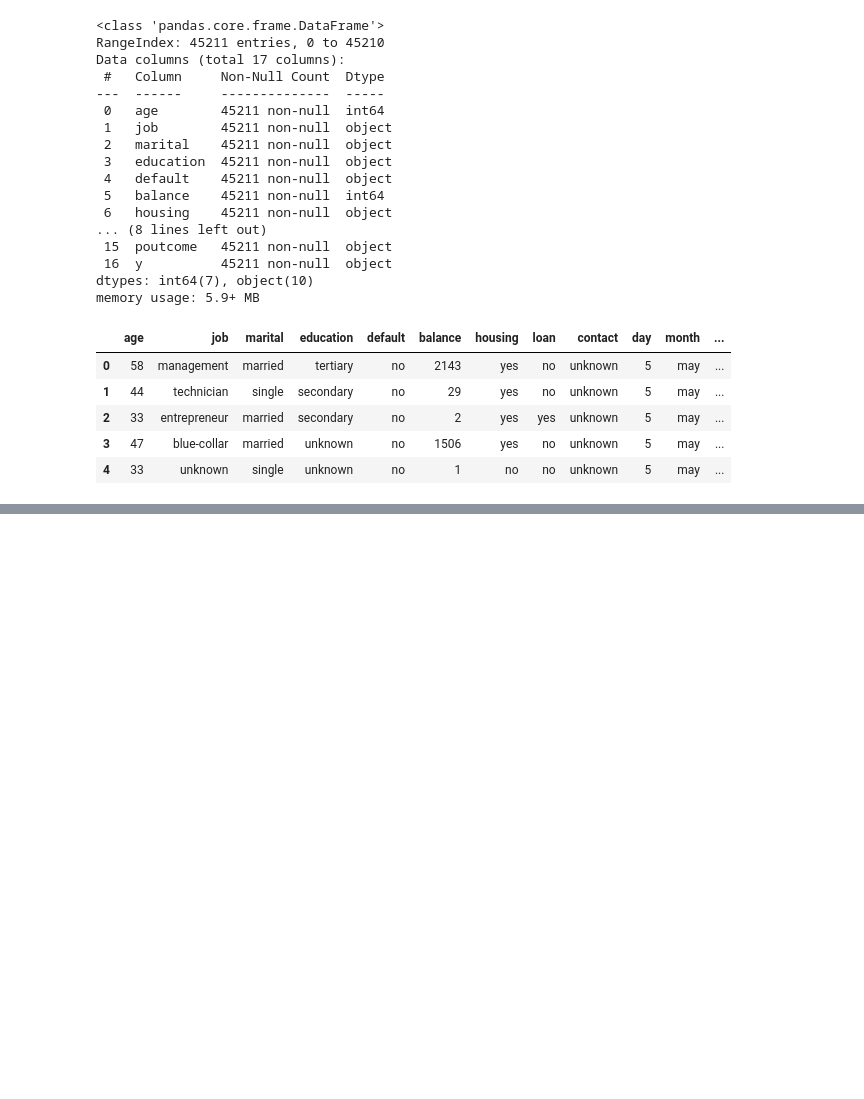
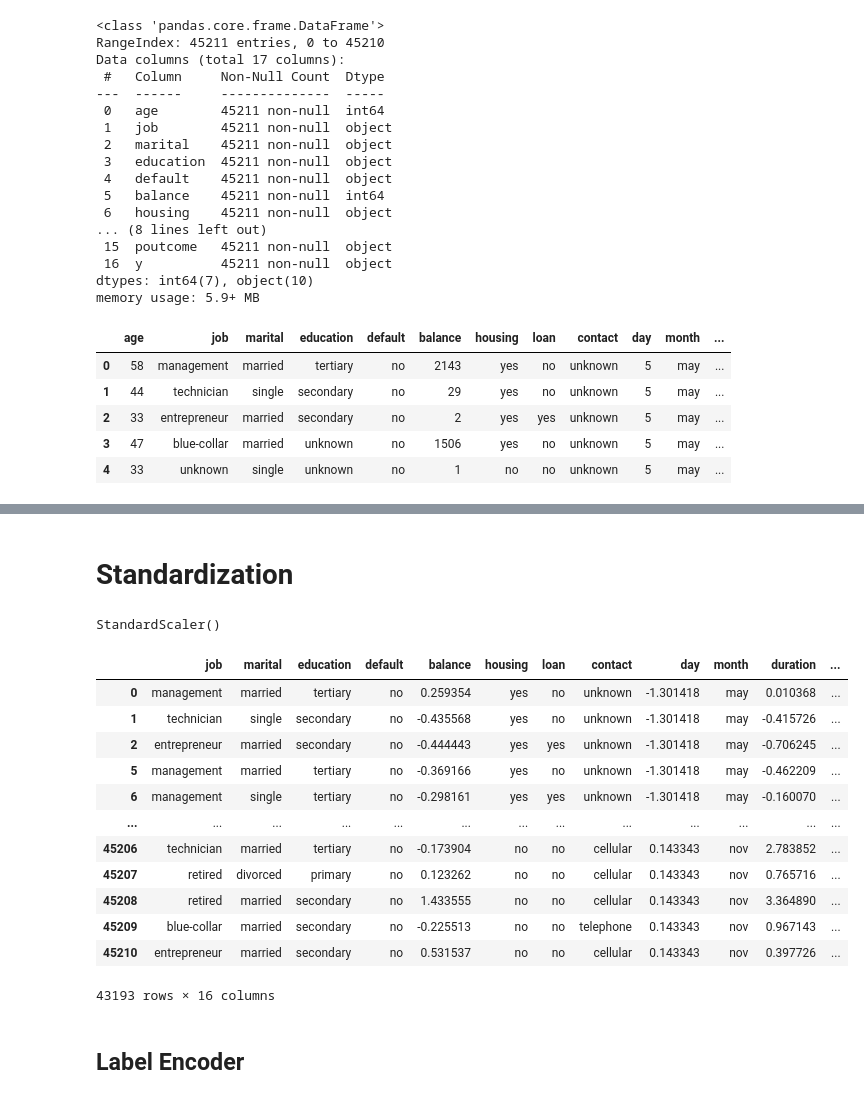
Before and after one commit to rbroyles1/Capstone-2-Bank-Marketing, a Jupyter notebook: Capstone 2 - Data cleaning.ipynb, the cells around one changed output, grey strips where cells are left out. Drawn from its saved outputs; the diff is of its cells as text; code cells hidden in the pictures; blank space fills up the shorter version.

```diff
--- a/Capstone 2 - Data cleaning.ipynb
+++ b/Capstone 2 - Data cleaning.ipynb
@@ -63,0 +285,32 @@ bank.head()
+# %%
+# Drop poutcome features
+bank = bank.drop(columns=['poutcome', 'age', 'pdays'])
+# %% [markdown]
+# Standardization
+# %%
+bank_std_mv = bank.copy()
+# %%
+scaler_mv = StandardScaler()
+# %%
+scaler_mv.fit(bank_std_mv[['balance', 'day', 'duration', 'campaign', 'previous']])
+# %% [output]
+StandardScaler()
+# %%
+bank_std_mv[['balance', 'day', 'duration', 'campaign', 'previous']] = scaler_mv.transform(bank_std_mv[['balance', 'day', 'duration', 'campaign', 'previous']])
+bank_std_mv
+# %% [output]
+|  | job | marital | education | default | balance | housing | loan | contact | day | month | duration | ... |
+| 0 | management | married | tertiary | no | 0.259354 | yes | no | unknown | -1.301418 | may | 0.010368 | ... |
+| 1 | technician | single | secondary | no | -0.435568 | yes | no | unknown | -1.301418 | may | -0.415726 | ... |
+| 2 | entrepreneur | married | secondary | no | -0.444443 | yes | yes | unknown | -1.301418 | may | -0.706245 | ... |
+| 5 | management | married | tertiary | no | -0.369166 | yes | no | unknown | -1.301418 | may | -0.462209 | ... |
+| 6 | management | single | tertiary | no | -0.298161 | yes | yes | unknown | -1.301418 | may | -0.160070 | ... |
+| ... | ... | ... | ... | ... | ... | ... | ... | ... | ... | ... | ... | ... |
+| 45206 | technician | married | tertiary | no | -0.173904 | no | no | cellular | 0.143343 | nov | 2.783852 | ... |
+| 45207 | retired | divorced | primary | no | 0.123262 | no | no | cellular | 0.143343 | nov | 0.765716 | ... |
+| 45208 | retired | married | secondary | no | 1.433555 | no | no | cellular | 0.143343 | nov | 3.364890 | ... |
+| 45209 | blue-collar | married | secondary | no | -0.225513 | no | no | telephone | 0.143343 | nov | 0.967143 | ... |
+| 45210 | entrepreneur | married | secondary | no | 0.531537 | no | no | cellular | 0.143343 | nov | 0.397726 | ... |
+43193 rows × 16 columns
+# %% [markdown]
+## Label Encoder
```
Also changed, not shown: parts of 65 cells of this notebook, 1 other file.
